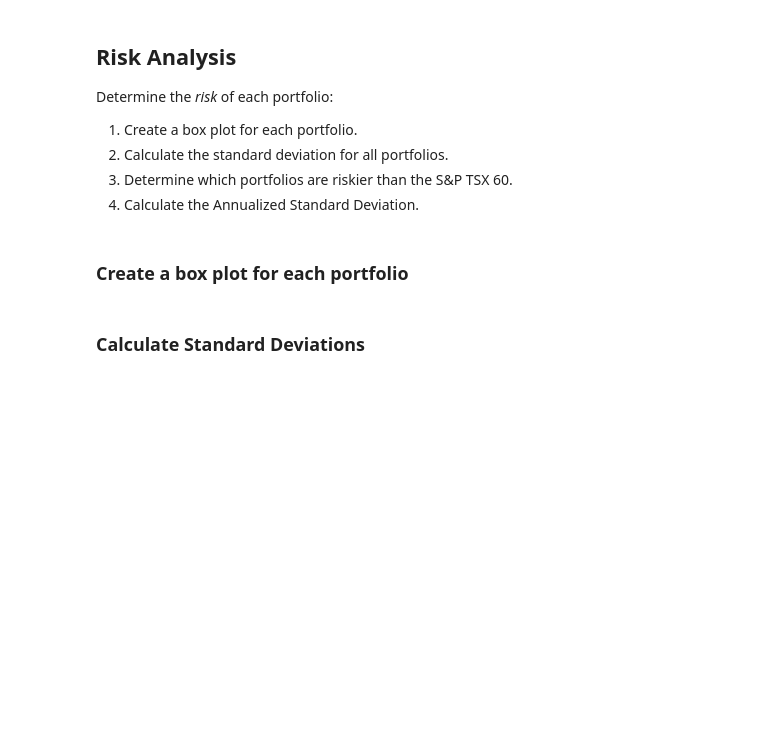
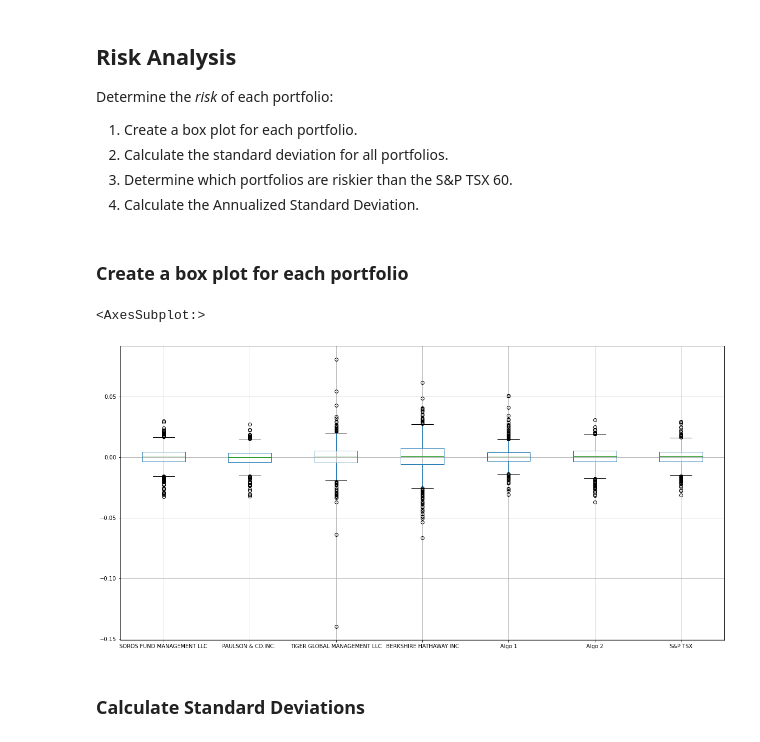
Before and after one commit to Kyyzer/week3-4-whale-analysis, a Jupyter notebook: Starter_Code/whale_analysis.ipynb, the cells around one changed output. Saved outputs shown, nothing was run; the diff lists cells and outputs as text; code cells hidden in the pictures; blank space fills up the shorter version.

```diff
--- a/Starter_Code/whale_analysis.ipynb
+++ b/Starter_Code/whale_analysis.ipynb
@@ -189,6 +200,10 @@ Determine the _risk_ of each portfolio:
 ### Create a box plot for each portfolio
 # %%
 # Box plot to visually show risk
+combined_returns.boxplot(figsize = (20, 10))
+# %% [output]
+<AxesSubplot:>
+[figure, added]
 # %% [markdown]
 ### Calculate Standard Deviations
 # %%
```
Also changed, not shown: parts of 41 cells of this notebook, 3 other files.
